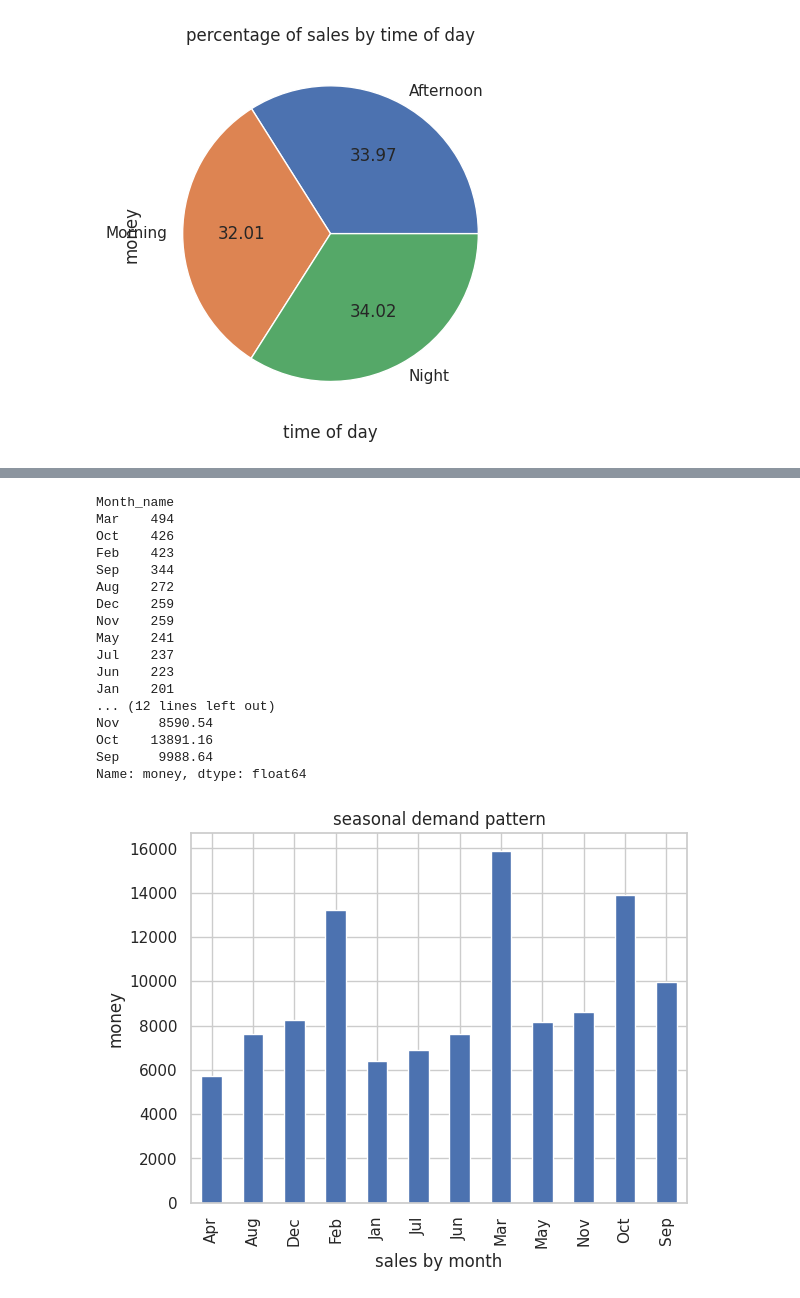
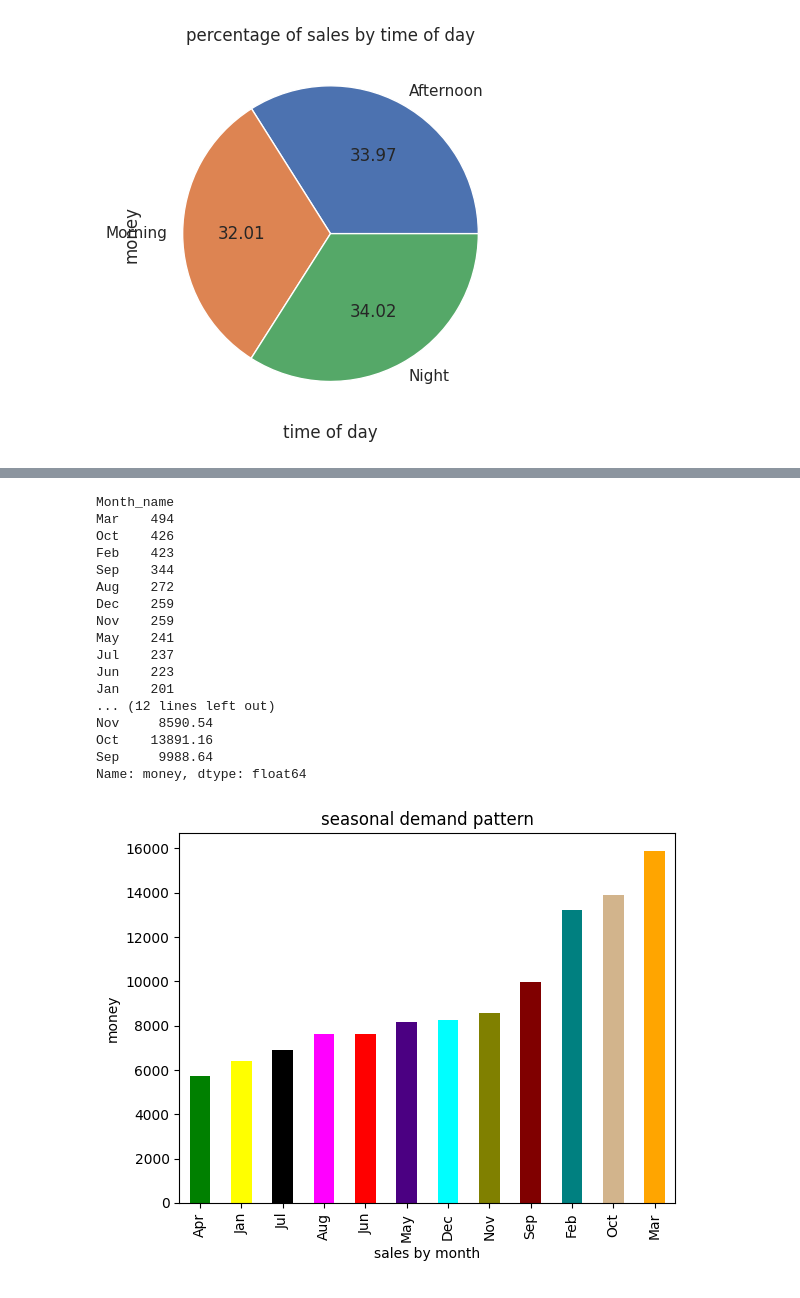
Before and after one commit to Divyanshpanchal960/python, a Jupyter notebook: project.ipynb, the cells around one changed output, grey strips where cells are left out. Saved outputs shown, nothing was run; the diff lists cells and outputs as text; code cells hidden in the pictures.

```diff
--- a/project.ipynb
+++ b/project.ipynb
@@ -138,30 +156,30 @@ plt.show()
 # %%
 print(df['Month_name'].value_counts()) #values count according to month
 print(df.groupby('Month_name')['money'].sum())  #total sum of money according to month(highely revenue month)
-df.groupby('Month_name')['money'].sum().plot(kind='bar') #Top selling month of coffee is 'march'
+df.groupby('Month_name')['money'].sum().sort_values(ascending=True).plot(kind='bar',color=['green','yellow','black','magenta','red','indigo','cyan','olive','maroon','teal','tan','orange']) #Top selling month of coffee is 'march'
 plt.title("seasonal demand pattern")
 plt.xlabel("sales by month")
 plt.ylabel("money")
 plt.show()
 # %% [output]
 Month_name
 Mar    494
 Oct    426
 Feb    423
 Sep    344
 Aug    272
 Dec    259
 Nov    259
 May    241
 Jul    237
 Jun    223
 Jan    201
 ... (12 lines left out)
 Nov     8590.54
 Oct    13891.16
 Sep     9988.64
 Name: money, dtype: float64
-[figure, old version]
+[figure, new version]
 # %%
 df['cash_type'].value_counts().plot(kind='pie',autopct='%.2f')
 plt.title("payment method")
```
Also changed, not shown: parts of 8 cells of this notebook.
